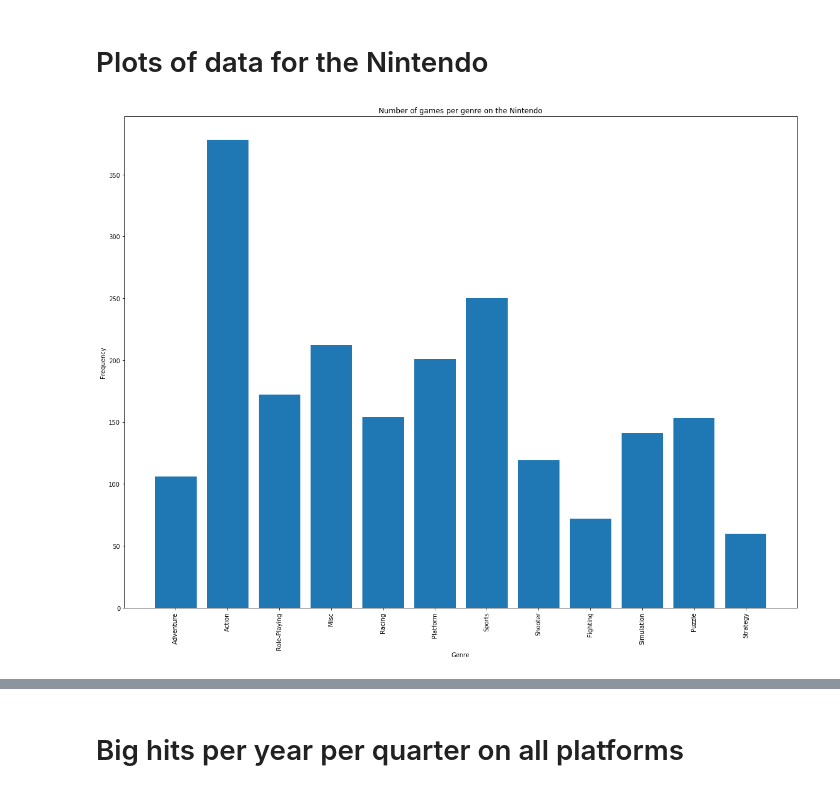
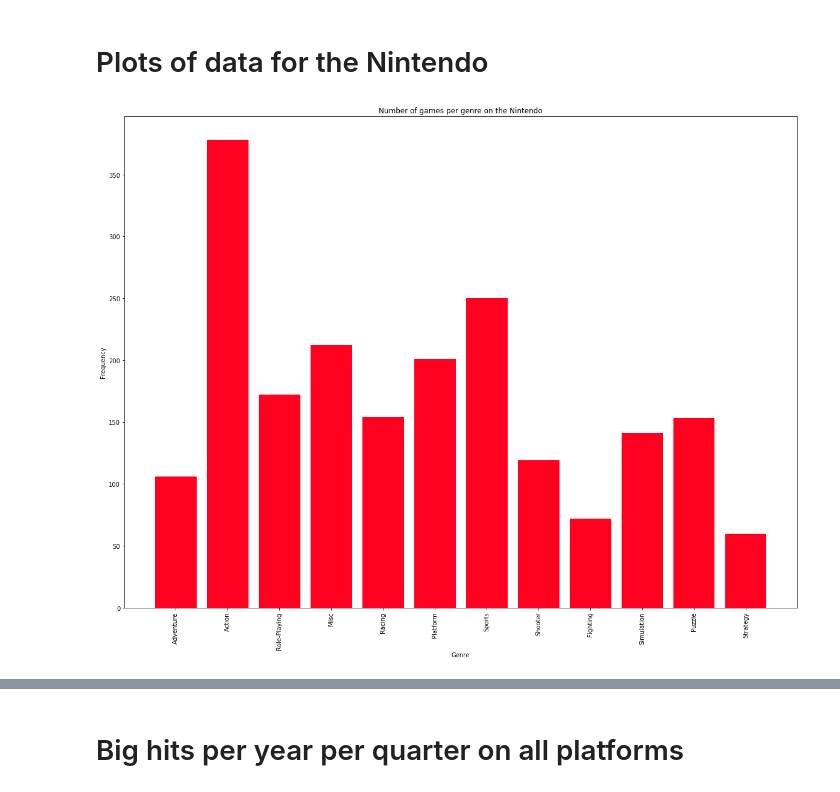
Before and after one commit to Archifer/SDA-Project, a Jupyter notebook: SDA-Project-Hester.ipynb, the cells around one changed output, grey strips where cells are left out. Cells and saved outputs as stored; diff of their text form; code cells hidden in the pictures.

```diff
--- a/SDA-Project-Hester.ipynb
+++ b/SDA-Project-Hester.ipynb
@@ -218,25 +218,25 @@ plot_with_dict(sorted_freqs_for_scores_ps, "Number of games per score on the Pla
 # %%
 plt.figure(figsize=(20, 15))
 freqs_for_gen_n = get_frequencies_for_key(our_genre, our_data_nint)
-plot_with_dict(freqs_for_gen_n, "Number of games per genre on the Nintendo", "Genre")
+plot_with_dict(freqs_for_gen_n, "Number of games per genre on the Nintendo", "Genre", colour='#ff001f')
 
 plt.figure(figsize=(20, 15))
 freqs_for_pu_n = get_frequencies_for_key(our_publisher, our_data_nint)
-plot_with_dict(freqs_for_pu_n, "Number of games per publisher on the Nintendo", "Publisher")
+plot_with_dict(freqs_for_pu_n, "Number of games per publisher on the Nintendo", "Publisher", colour='#ff203b')
 
 plt.figure(figsize=(20, 15))
 top20_pu_n = get_first_n_from_sorted(freqs_for_pu_n, 20)
-plot_with_dict(top20_pu_n, "Top20 of games per publisher on the Nintendo", "Publisher")
+plot_with_dict(top20_pu_n, "Top20 of games per publisher on the Nintendo", "Publisher", colour='#ff4057')
 
 plt.figure(figsize=(20, 15))
 freqs_for_year_n = get_frequencies_for_key(our_release_y, our_data_nint)
 sorted_freqs_for_year_n = sort_dict_by_key(freqs_for_year_n)
-plot_with_dict(sorted_freqs_for_year_n, "Number of games released per year on the Nintendo", "Year")
+plot_with_dict(sorted_freqs_for_year_n, "Number of games released per year on the Nintendo", "Year", colour='#ff6073')
 
 plt.figure(figsize=(20, 15))
 freqs_for_scores_n = get_frequencies_for_key(our_score, our_data_nint)
 freqs_for_scores_n = convert_dict_keys_to_floats(freqs_for_scores_n)
 sorted_freqs_for_scores_n = sort_dict_by_key(freqs_for_scores_n)
-plot_with_dict(sorted_freqs_for_scores_n, "Number of games per score on the Nintendo", "Score")
+plot_with_dict(sorted_freqs_for_scores_n, "Number of games per score on the Nintendo", "Score", colour='#ff808f')
 # %% [output]
-[figure, old version]
+[figure, new version]
```
Also changed, not shown: parts of 10 cells of this notebook.
